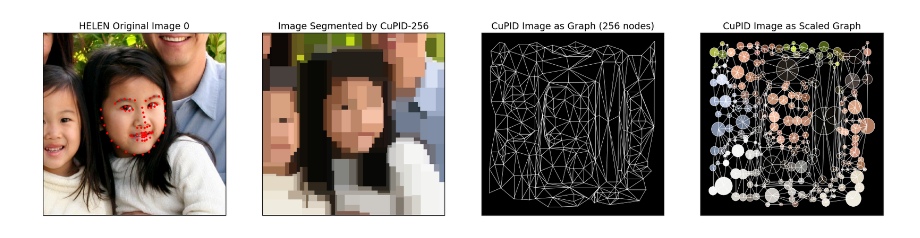
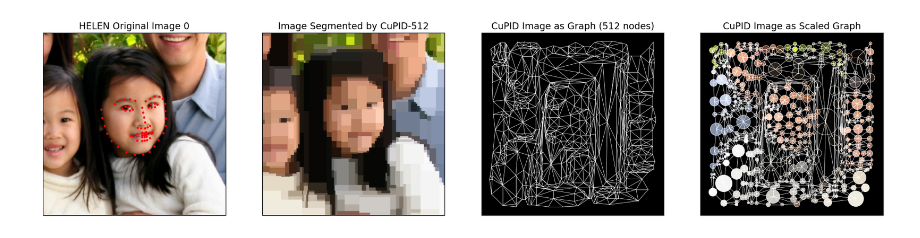
Before and after one commit to mubasshirMurshed/Cuboidal_Partitioning_Deep_Learning_Project, a Jupyter notebook: tools/visualise_landmarks.ipynb, the cells around one changed output. Saved outputs shown, nothing was run; the diff lists cells and outputs as text; code cells hidden in the pictures.

```diff
--- a/tools/visualise_landmarks.ipynb
+++ b/tools/visualise_landmarks.ipynb
@@ -28,7 +28,7 @@ def plot(idx: int, dataset: SourceDataset, mode: Partition, num_segments: int):
     segmented_img = data_module.partition_test_set[idx][0]
     graph_data =  data_module.graph_test_set[idx]
     node_data = graph_data.x.detach().numpy().copy()
-    landmarks = np.array(data_module.test_set[idx][1], dtype=np.float32).reshape((-1, 2))
+    landmarks = np.array(data_module.test_set[idx][1], dtype=np.float32).reshape((-1, 2))*dataset.shape[0]
 
     # Unnormalise the graph data (x, y, size)
     node_data[:, 0] *= dataset.shape[1]
@@ -104,6 +104,6 @@ def plot(idx: int, dataset: SourceDataset, mode: Partition, num_segments: int):
     plt.show()
 # %%
 idx = 0
-plot(idx, MyHELEN(), Partition.CuPID, 256)
+plot(idx, MyHELEN(), Partition.CuPID, 512)
 # %% [output]
-[figure, old version]
+[figure, new version]
```
Also changed, not shown: parts of 1 cell of this notebook, 7 other files.
